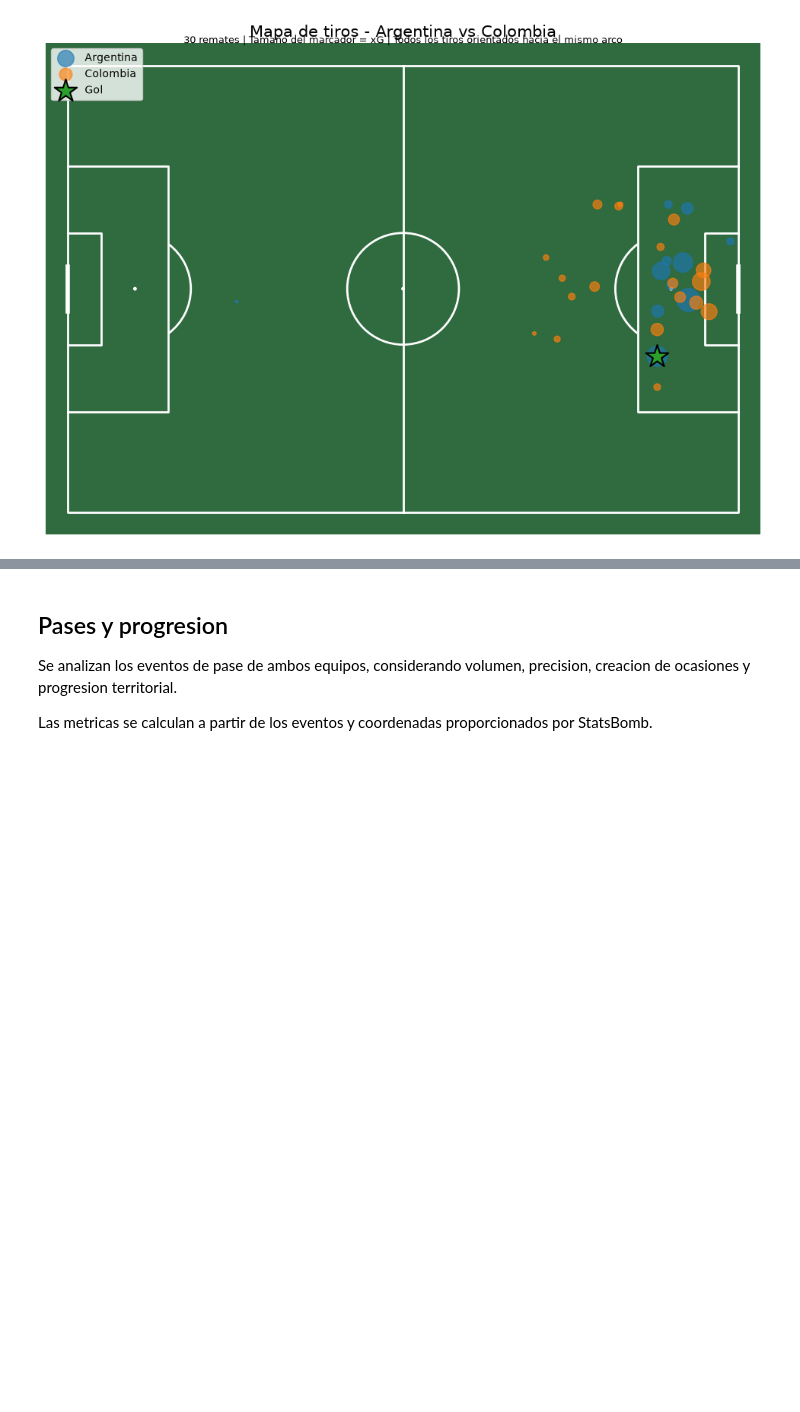
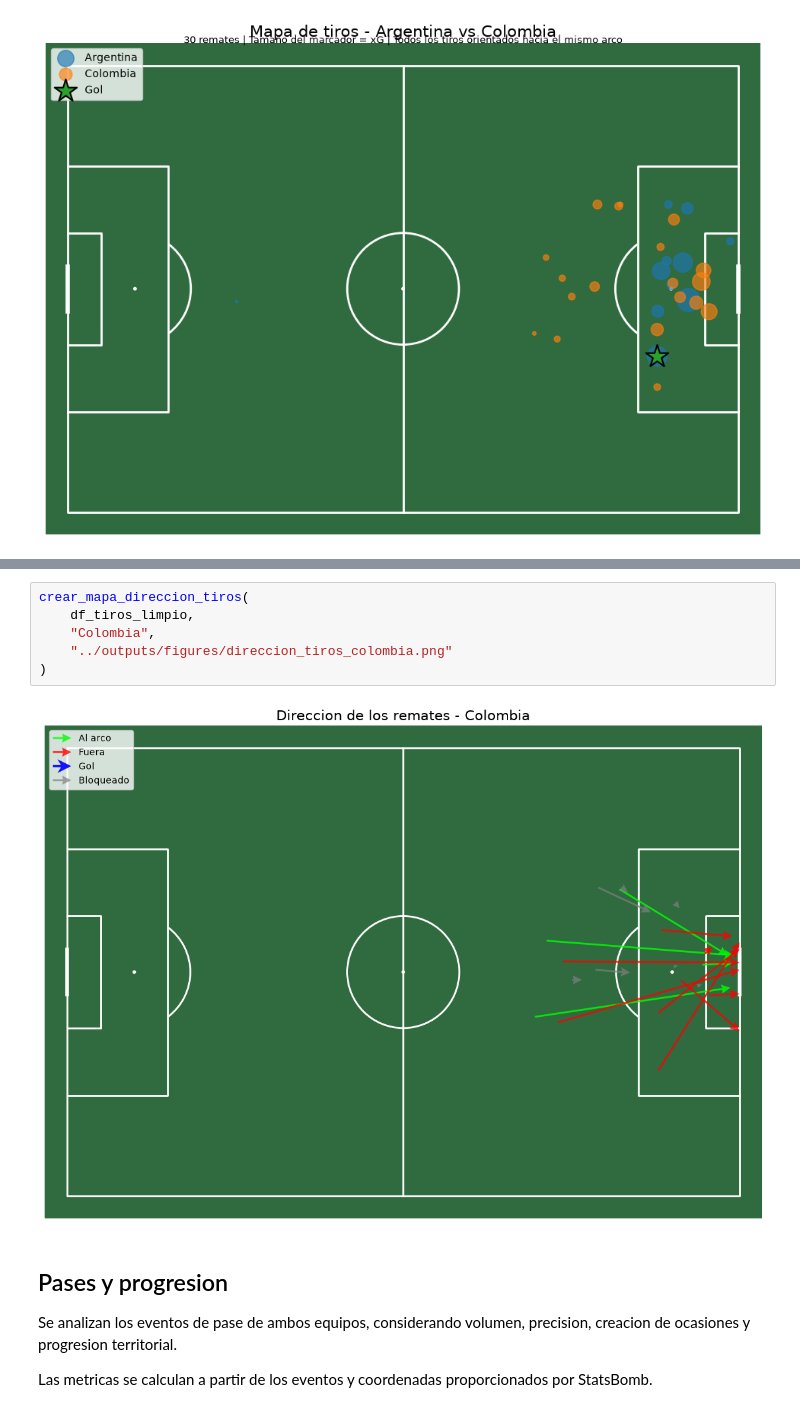
Before and after one commit to manupardo29/football-match-analysis, a Jupyter notebook: notebooks/01_primer_analisis.ipynb, the cells around one changed output, grey strips where cells are left out. Cells and saved outputs as stored; diff of their text form; blank space fills up the shorter version.

```diff
--- a/notebooks/01_primer_analisis.ipynb
+++ b/notebooks/01_primer_analisis.ipynb
@@ -388,3 +548,11 @@ plt.show()
+# %%
+crear_mapa_direccion_tiros(
+    df_tiros_limpio,
+    "Colombia",
+    "../outputs/figures/direccion_tiros_colombia.png"
+)
+# %% [output]
+[figure, added]
 # %% [markdown]
 ## Pases y progresion
 
```
Also changed, not shown: parts of 28 cells of this notebook, 4 other files.
